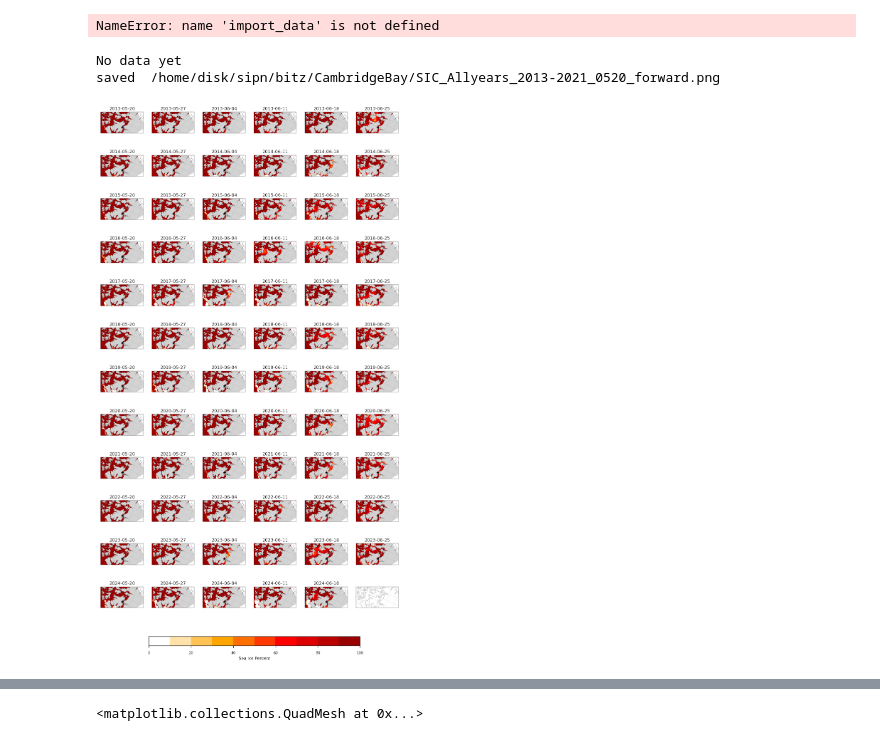
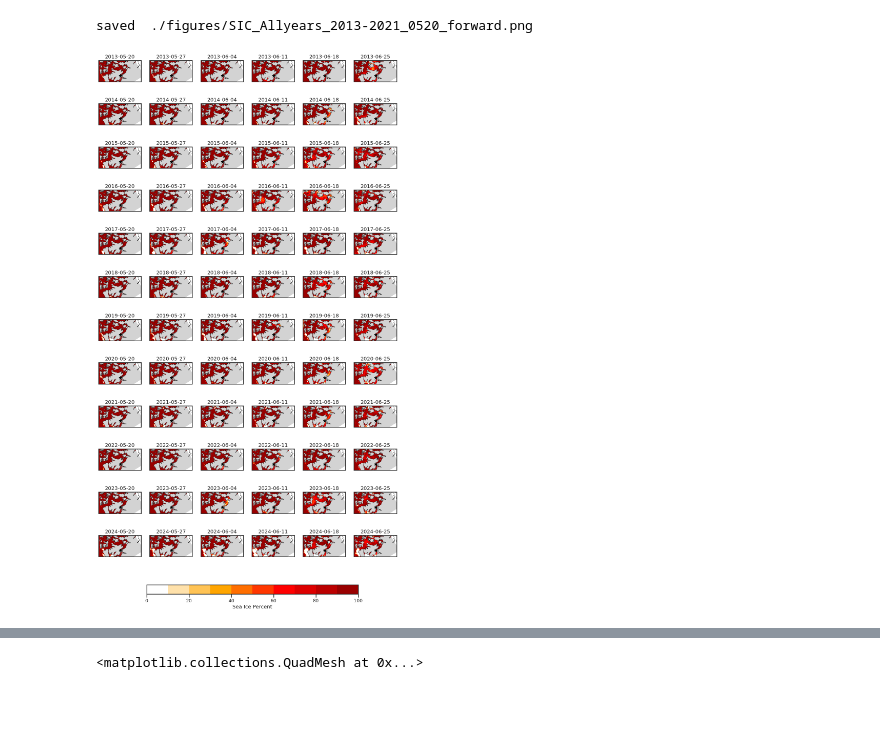
Before and after one commit to skylargale/polar-bears-international, a Jupyter notebook: CambridgeBAy_plot_sept_IFD_OBS12p5km.ipynb, the cells around one changed output, grey strips where cells are left out. Saved outputs shown, nothing was run; the diff lists cells and outputs as text; code cells hidden in the pictures; blank space fills up the shorter version.

```diff
--- a/CambridgeBAy_plot_sept_IFD_OBS12p5km.ipynb
+++ b/CambridgeBAy_plot_sept_IFD_OBS12p5km.ipynb
@@ -700,6 +713,9 @@ fig_dir='./figures/'
 CB_lon=[-105.0597]
 CB_lat=[ 69.1169]  # 69.1169° N, 105.0597° W
 # %%
+import xarray as xr
+
+'''
 #stero_grid_file = E.obs['NSIDC_0051']['grid']
 
 stero_grid_file='stereo_gridinfo.nc'
@@ -708,8 +724,18 @@ obs_grid = import_data.load_grid_info(stero_grid_file, model='NSIDC')
 # Ensure latitude is within bounds (-90 to 90)
 # Have to do this because grid file has 90.000001
 obs_grid['lat_b'] = obs_grid.lat_b.where(obs_grid.lat_b < 90, other = 90)
+'''
+
+stero_grid_file = "stereo_gridinfo.nc"
+obs_grid = xr.open_dataset(stero_grid_file)
+
+# Fix any values slightly above 90
+obs_grid["grid_corner_lat"] = obs_grid.grid_corner_lat.where(
+    obs_grid.grid_corner_lat < 90, other=90
+)
+
+# Also ensure centers are within [-90, 90]
+obs_grid["grid_center_lat"] = obs_grid.grid_center_lat.clip(-90, 90)
-# %% [output]
-NameError: name 'import_data' is not defined
 # %%
 def MakeModelDataSet(files):
 # read in the model data. It has ice concentration (aice) and thickness (hi)
@@ -763,7 +789,9 @@ def MakeDataSet2(FILE_NAME):
     cmonth = date[4:6]
     cday = date[6:8]
 
-    ds.coords['time'] = np.datetime64(cyear+'-'+cmonth+'-'+cday)
+    # ds.coords['time'] = np.datetime64(cyear+'-'+cmonth+'-'+cday)
+    ds.coords['time'] = np.datetime64(f"{cyear}-{cmonth}-{cday}", 'ns')
+
     ds.time
 
     #print('\n\nTake a look at the dataarrray we made \n')
@@ -782,6 +810,18 @@ cmap_std.set_bad(color = 'lightgrey')
 
 cmap_b =  matplotlib.colors.ListedColormap(sns.color_palette("binary", 2))
 cmap_b.set_bad(color = 'None')
+# %%
+def multi_polar_axis(ncols, nrows, Nplots, sizefcter=1, extent=None, central_longitude=0):
+    fig, axes = plt.subplots(
+        nrows=nrows, ncols=ncols,
+        subplot_kw={'projection': ccrs.NorthPolarStereo(central_longitude=central_longitude)},
+        figsize=(ncols*sizefcter, nrows*sizefcter)
+    )
+    axes = axes.flat[:Nplots]  # flatten and limit to Nplots
+    for ax in axes:
+        ax.set_extent(extent, crs=ccrs.NorthPolarStereo(central_longitude=central_longitude))
+        ax.coastlines(linewidth=0.5)
+    return fig, axes
 # %%
 # reads in obs and plots every 5 days as defined by dates array, for every year 2013-2021
 dates=['0422','0427','0502','0507']
@@ -811,41 +851,43 @@ NPLOTS=nrows*ncols+1
 sizefcter=2
 #crExt = [1800000.0, 2400000.0, -1500000.0, -1000000.0] # (x0, x1, y0, y1)
 crExt = [1000000.0, 3000000.0, -1500000.0, -500000.0] # (x0, x1, y0, y1)
-(f, axes) = ice_plot.multi_polar_axis(ncols=ncols, nrows=nrows, Nplots=NPLOTS, sizefcter=sizefcter, extent=crExt, central_longitude=193-360)
+f, axes = multi_polar_axis(
+    ncols=ncols, nrows=nrows, Nplots=NPLOTS, sizefcter=sizefcter,
+    extent=crExt, central_longitude=193-360
+)
 f.set_size_inches(ncols*2.5, nrows*2) # tinker a bit
 
 i=0
 for yr in np.arange(2013,2025):
     for j in np.arange(0,6):
         date=dates[j]
-        FILE_NAME = '/home/disk/sipn/nicway/data/obs/AMSR_U2/native/AMSR_U2_L3_SeaIce12km_B04_'+str(yr)+date+'.he5'
+        FILE_NAME = '/glade/work/skygale/native/AMSR_U2_L3_SeaIce12km_B04_'+str(yr)+date+'.he5'
         try:
             sic, lat, lon = MakeDataSet2(FILE_NAME)
             sic= sic.isel(nj=slice(420,625)).isel(ni=slice(100,240))
 
             axi=axes[i]
             p = sic.plot.pcolormesh(ax=axi, x='lon', y='lat',
                           transform=ccrs.PlateCarree(), add_colorbar=False,
                           cmap=cmap_c,vmin=c_vmin, vmax=c_vmax)
             axi.plot([kivalina_lon], [kivalina_lat], color='k', marker='*',
                          transform=ccrs.PlateCarree())  # because using lon, lat
             axi.set_title("{Y}-{M}-{D}".format(Y=str(yr),M=date[0:2],D=date[2:4]))
         except:
             print('No data yet')
         i=i+1
 
     f.subplots_adjust(bottom=0.05)
 cbar_ax = f.add_axes([0.25, 0.001, .55, 0.015]) #  [left, bottom, width, height] w
 cbar = f.colorbar(p, cax=cbar_ax, label=
                   'Sea Ice Percent', orientation='horizontal')
 
 # Save to file
-f.savefig(f_out,bbox_inches='tight', dpi=300)
+# f.savefig(f_out,bbox_inches='tight', dpi=300)
 print("saved ", f_out)
 # %% [output]
-No data yet
-saved  /home/disk/sipn/bitz/CambridgeBay/SIC_Allyears_2013-2021_0520_forward.png
+saved  ./figures/SIC_Allyears_2013-2021_0520_forward.png
-[figure, old version]
+[figure, new version]
 # %%
 # reads in obs and plots every 7 days as defined by dates array, for every year 2013-2024
 dates=['0520','0527','0604','0611','0618','0625']
```
Also changed, not shown: parts of 3 cells of this notebook.
